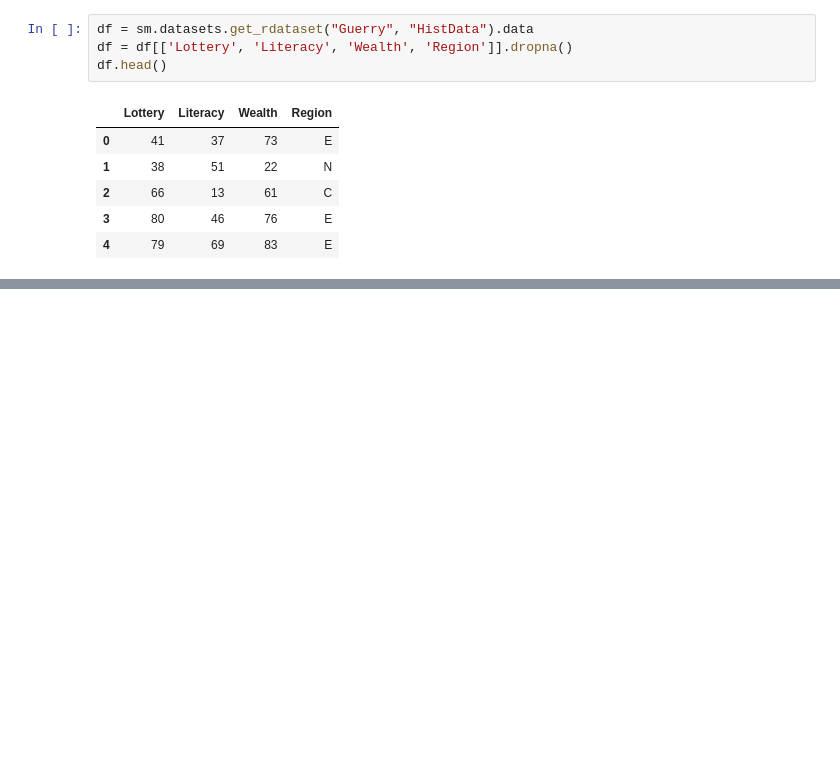
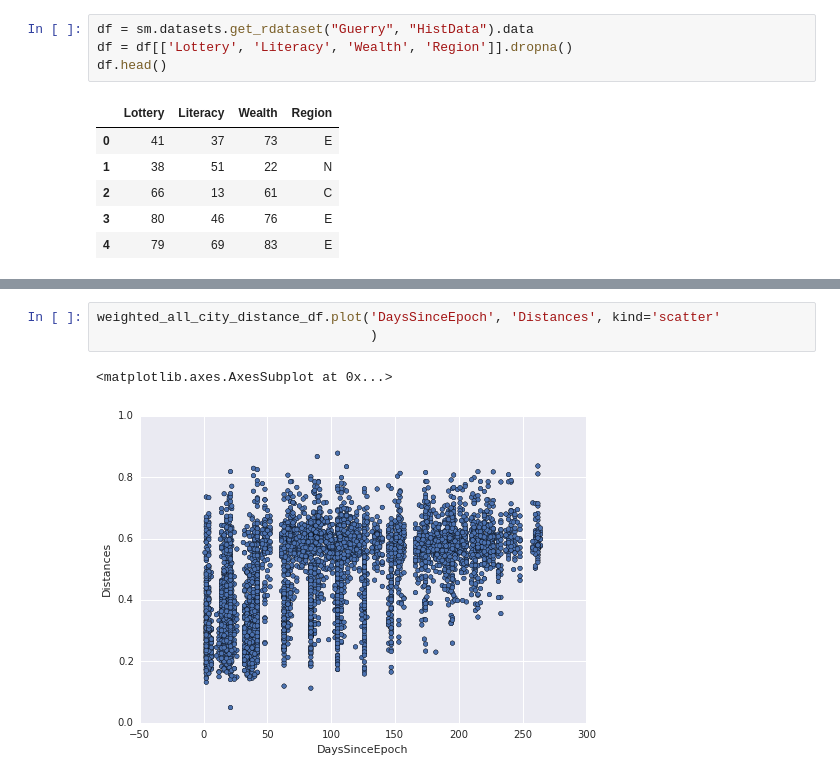
Before and after one commit to johnchase/thesis_analysis, a Jupyter notebook: rate_of_change/rate_of_change.ipynb, the cells around one changed output, grey strips where cells are left out. Cells and saved outputs as stored; diff of their text form; blank space fills up the shorter version.

```diff
--- a/rate_of_change/rate_of_change.ipynb
+++ b/rate_of_change/rate_of_change.ipynb
@@ -548,0 +636,6 @@ Warnings:
+# %%
+weighted_all_city_distance_df.plot('DaysSinceEpoch', 'Distances', kind='scatter'
+                                   )
+# %% [output]
+<matplotlib.axes.AxesSubplot at 0x...>
+[figure, added]
```
Also changed, not shown: parts of 41 cells of this notebook.
